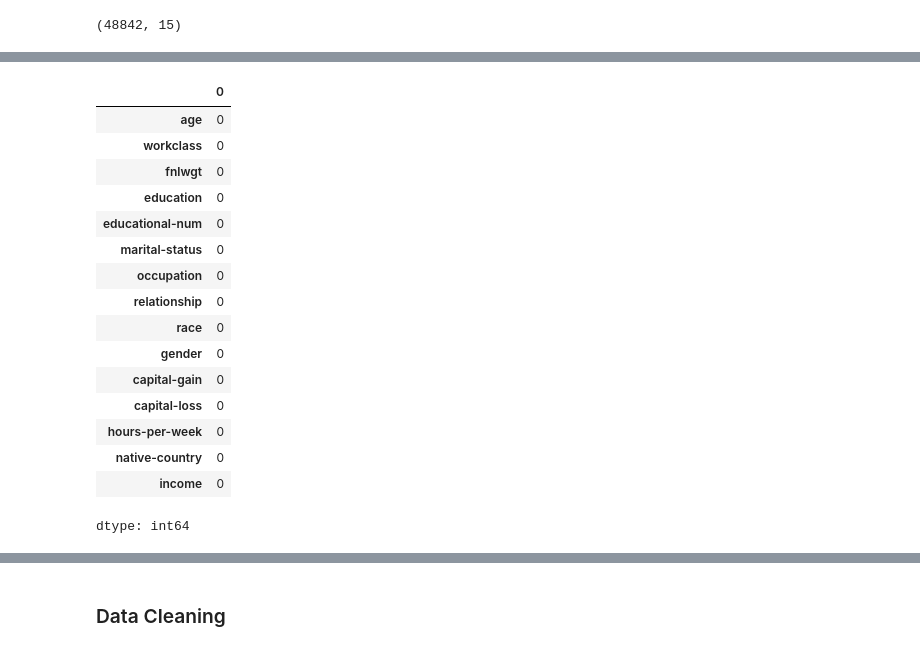
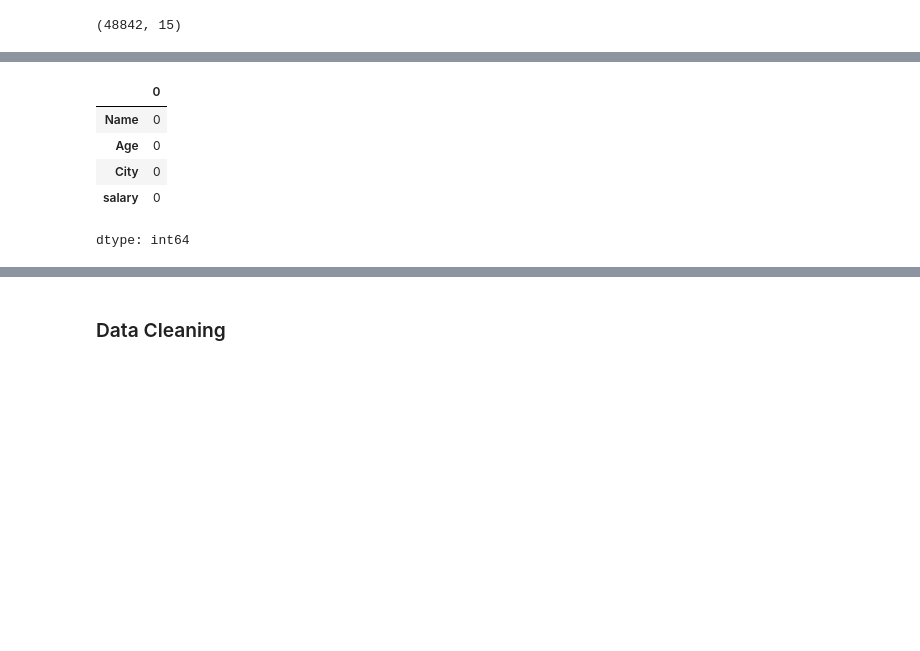
Before and after one commit to E0xMomen/python-recap, a Jupyter notebook: 9 - Pandas_DS_Tutorial.ipynb, the cells around one changed output, grey strips where cells are left out. Drawn from its saved outputs; the diff is of its cells as text; code cells hidden in the pictures; blank space fills up the shorter version.

```diff
--- a/9 - Pandas_DS_Tutorial.ipynb
+++ b/9 - Pandas_DS_Tutorial.ipynb
@@ -168,22 +135,11 @@ memory usage: 5.6+ MB
 # %%
-df_csv.isnull().sum()
+df.isnull().sum()
 # %% [output]
 |  | 0 |
-| age | 0 |
-| workclass | 0 |
-| fnlwgt | 0 |
-| education | 0 |
-| educational-num | 0 |
-| marital-status | 0 |
-| occupation | 0 |
-| relationship | 0 |
-| race | 0 |
-| gender | 0 |
-| capital-gain | 0 |
-| capital-loss | 0 |
-| hours-per-week | 0 |
-| native-country | 0 |
-| income | 0 |
+| Name | 0 |
+| Age | 0 |
+| City | 0 |
+| salary | 0 |
 dtype: int64
 # %%
 import pandas as pd
```
Also changed, not shown: parts of 16 cells of this notebook.
